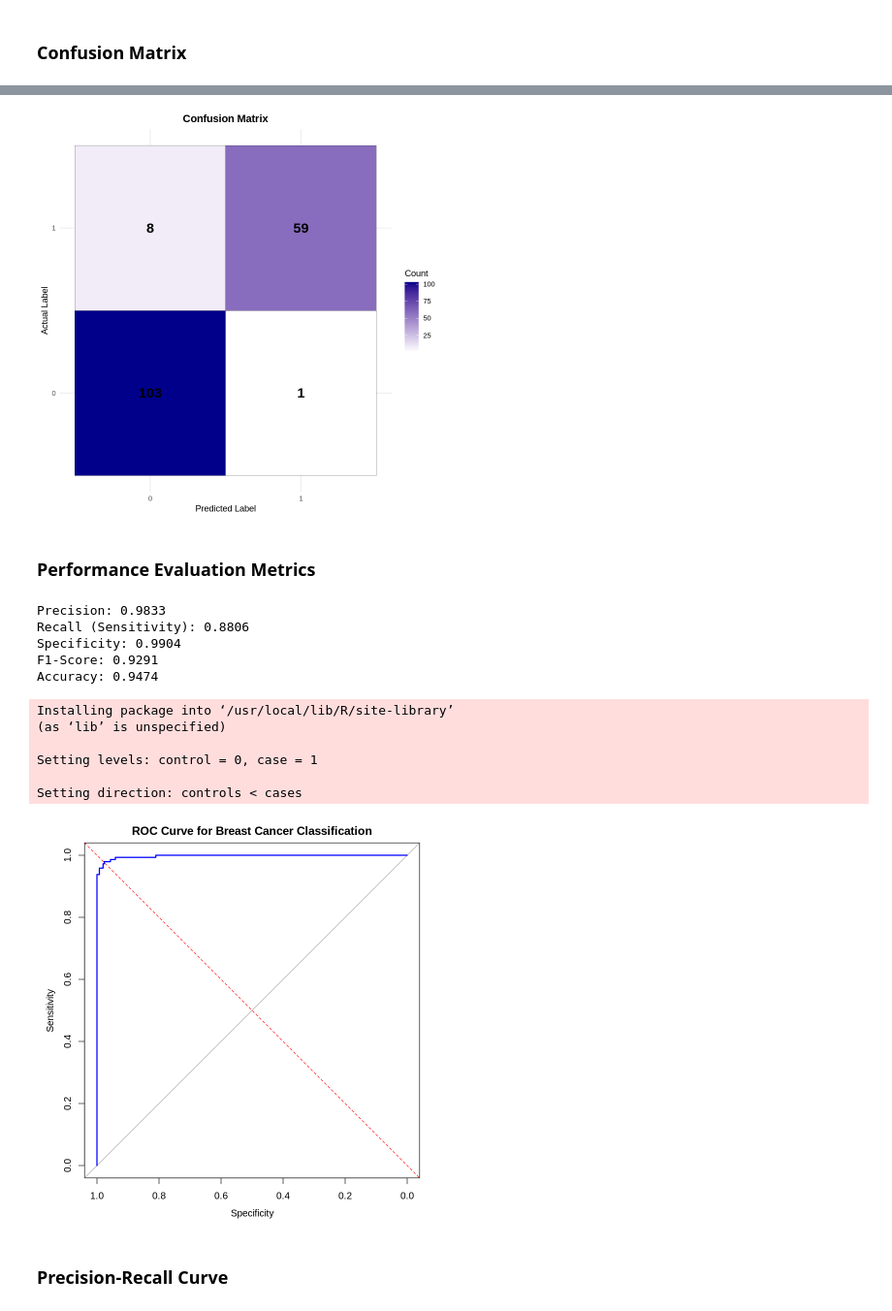
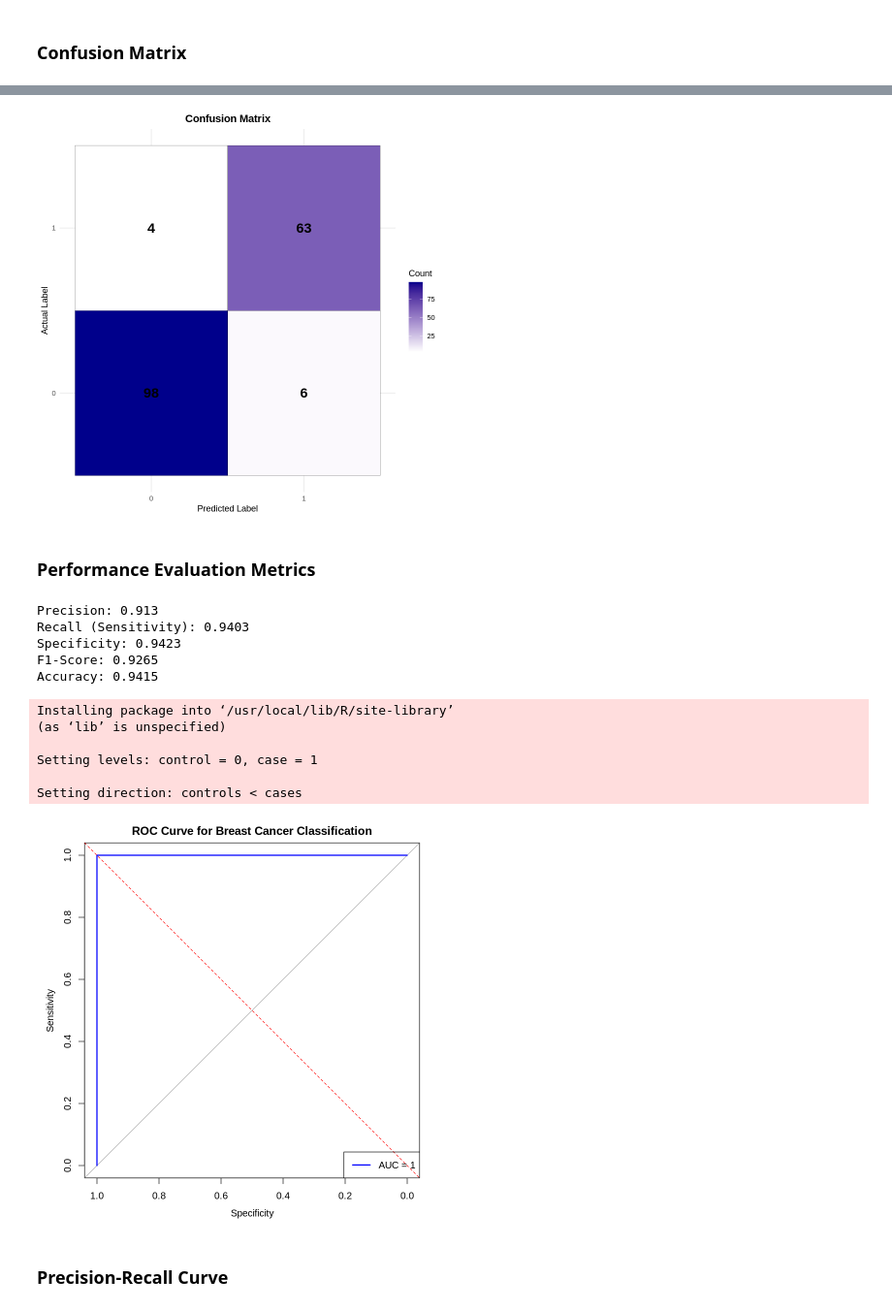
Before and after one commit to SumiranRai/MDSC-Lab, a Jupyter notebook: MDSC-201-Statistical-Methods-Using-R/R_Assignment_6.ipynb, the cells around one changed output, grey strips where cells are left out. Shown at 97% size. Saved outputs shown, nothing was run; the diff lists cells and outputs as text; code cells hidden in the pictures.

```diff
--- a/MDSC-201-Statistical-Methods-Using-R/R_Assignment_6.ipynb
+++ b/MDSC-201-Statistical-Methods-Using-R/R_Assignment_6.ipynb
@@ -216,5 +216,5 @@ train_idx <- sample(1:nrow(data), size = 0.7 * nrow(data))
 train_data <- data[train_idx, ]
 test_data <- data[-train_idx, ]
 # %%
-# Fitting a Linear Regression Model
-model <- lm(Diagnosis ~ ., data = train_data)
+# Fitting a Logistic Regression Model
+model <- glm(Diagnosis ~ ., data = train_data, family = binomial)
@@ -258,7 +263,7 @@ ggplot(data = cm_df, aes(x = Predicted, y = Actual, fill = Count)) +
   theme_minimal() +
   theme(plot.title = element_text(hjust = 0.5, face = "bold"))
 # %% [output]
-[figure, old version]
+[figure, new version]
 # %% [markdown]
 ### Performance Evaluation Metrics
 # %%
@@ -275,29 +280,36 @@ cat("\nSpecificity:", round(specificity, 4))
 cat("\nF1-Score:", round(f1_score, 4))
 cat("\nAccuracy:", round(accuracy, 4))
 # %% [output]
-Precision: 0.9833
-Recall (Sensitivity): 0.8806
-Specificity: 0.9904
-F1-Score: 0.9291
-Accuracy: 0.9474
+Precision: 0.913
+Recall (Sensitivity): 0.9403
+Specificity: 0.9423
+F1-Score: 0.9265
+Accuracy: 0.9415
 # %%
 install.packages("pROC")
+# Load necessary library
 library(pROC)
 
 # Compute ROC curve
 roc_obj <- roc(train_data$Diagnosis, predict(model, train_data, type = "response"))
 
+# Compute AUC
+auc_value <- auc(roc_obj)
+
 # Plot ROC curve
 plot(roc_obj, col = "blue", main = "ROC Curve for Breast Cancer Classification")
 abline(a = 0, b = 1, lty = 2, col = "red")  # Diagonal reference line
+
+# Add AUC text to the plot
+legend("bottomright", legend = paste("AUC =", round(auc_value, 3)), col = "blue", lwd = 2)
 # %% [output]
 Installing package into ‘/usr/local/lib/R/site-library’
 (as ‘lib’ is unspecified)
 
 Setting levels: control = 0, case = 1
 
 Setting direction: controls < cases
-[figure, old version]
+[figure, new version]
 # %% [markdown]
 ### Precision-Recall Curve
 # %%
```
Also changed, not shown: parts of 6 cells of this notebook.
